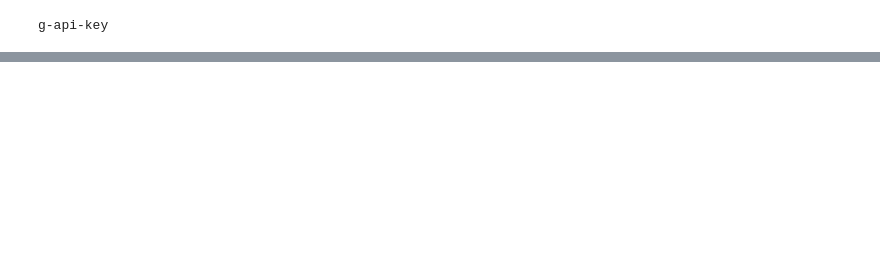
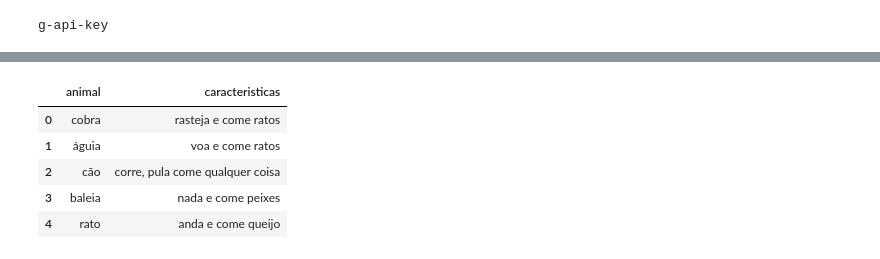
Before and after one commit to alexj2100/imersao_ia_alura, a Jupyter notebook: adivinhe_o_animal.ipynb, the cells around one changed output, grey strips where cells are left out. Cells and saved outputs as stored; diff of their text form; code cells hidden in the pictures; blank space fills up the shorter version.

```diff
--- a/adivinhe_o_animal.ipynb
+++ b/adivinhe_o_animal.ipynb
@@ -86,0 +66,11 @@ to_markdown(response.text)
+# %%
+df = pd.DataFrame(documents)
+df.columns = ["animal", "caracteristicas"]
+df
+# %% [output]
+|  | animal | caracteristicas |
+| 0 | cobra | rasteja e come ratos |
+| 1 | águia | voa e come ratos |
+| 2 | cão | corre, pula come qualquer coisa |
+| 3 | baleia | nada e come peixes |
+| 4 | rato | anda e come queijo |
```
Also changed, not shown: parts of 15 cells of this notebook.
